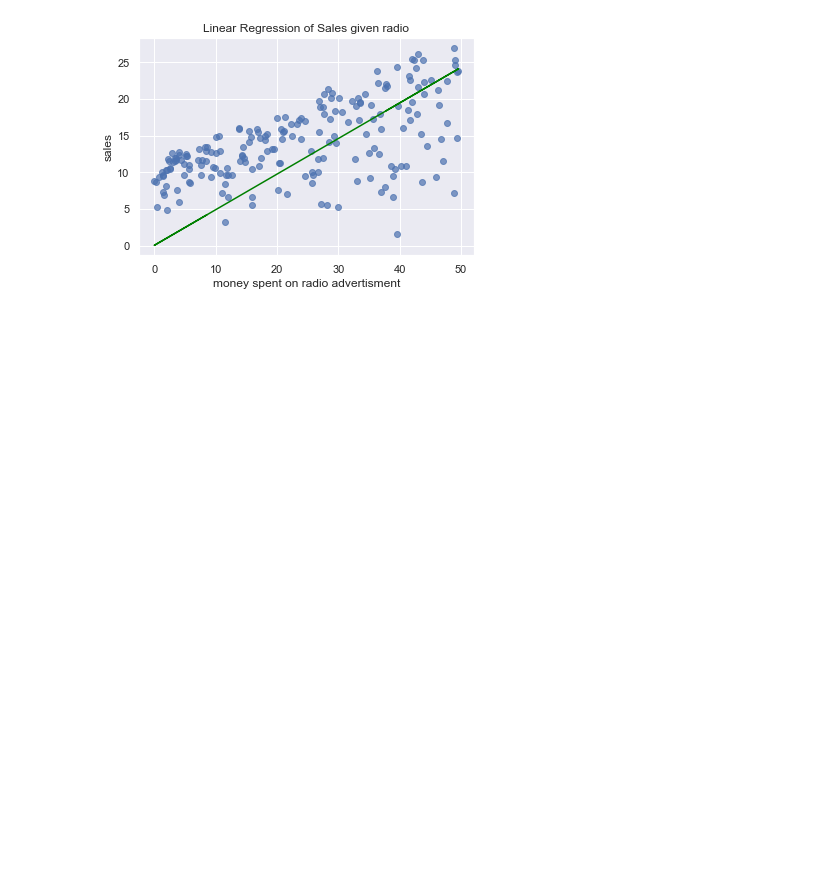
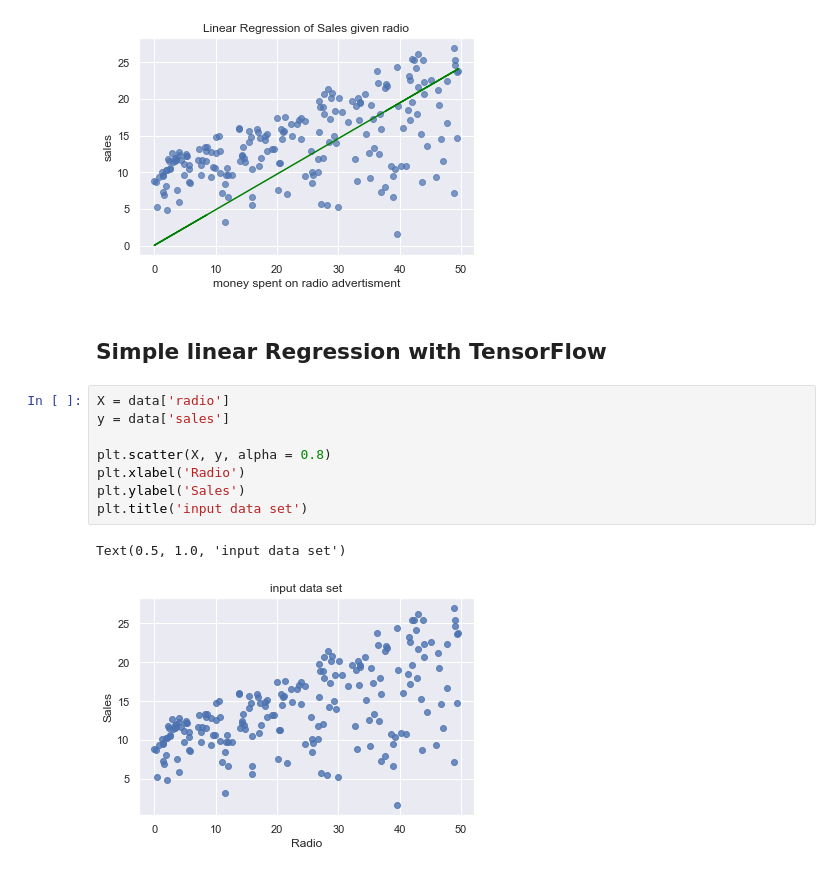
Before and after one commit to TrefleEncornet2/PortFolio, a Jupyter notebook: Intro_tensorflow.ipynb, the cells around one changed output. Cells and saved outputs as stored; diff of their text form; blank space fills up the shorter version.

Commit message:
Création d'un modèle de Linear Regression avec TensorFlow mais des termes restent à précisier. Comparaison entre les deux modèles à faire également.

```diff
--- a/Intro_tensorflow.ipynb
+++ b/Intro_tensorflow.ipynb
@@ -253,3 +253,16 @@ plt.title('Linear Regression of Sales given radio')
 # %% [output]
 Text(0.5, 1.0, 'Linear Regression of Sales given radio')
 [figure]
+# %% [markdown]
+## Simple linear Regression with TensorFlow
+# %%
+X = data['radio']
+y = data['sales']
+
+plt.scatter(X, y, alpha = 0.8)
+plt.xlabel('Radio')
+plt.ylabel('Sales')
+plt.title('input data set')
+# %% [output]
+Text(0.5, 1.0, 'input data set')
+[figure, added]
```
Also changed, not shown: parts of 17 cells of this notebook.
